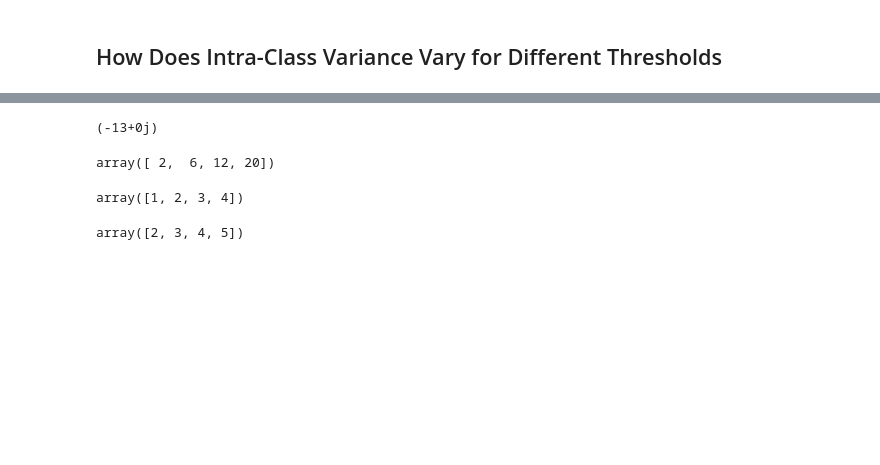
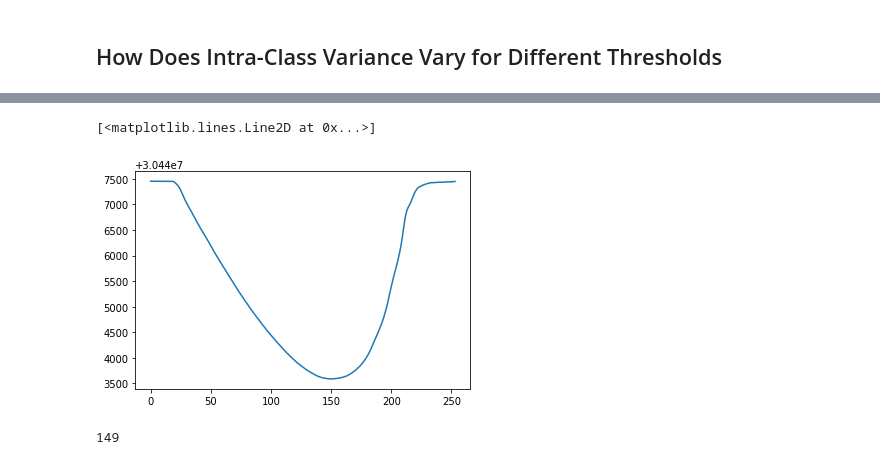
Before and after one commit to thisisashukla/computer-vision, a Jupyter notebook: 5_segmentation/01_non_contextual_segmentation.ipynb, the cells around one changed output, grey strips where cells are left out. Saved outputs shown, nothing was run; the diff lists cells and outputs as text; code cells hidden in the pictures; blank space fills up the shorter version.

```diff
--- a/5_segmentation/01_non_contextual_segmentation.ipynb
+++ b/5_segmentation/01_non_contextual_segmentation.ipynb
@@ -166,7 +166,14 @@ def class_variance(hist, lower, upper):
     class_data = hist[lower:upper]
     weight = sum(class_data)/sum(hist)
     intensities = np.arange(lower, upper)
+    weighted_sum = class_data.T*intensities.T
+    if sum(class_data) == 0:
+        mu = 0
+        sigma2 = 0
+    else:
+        mu = sum(weighted_sum[0])/sum(class_data)[0]
+        deviations2 = (class_data - mu).T*(class_data - mu).T
+        sigma2 = sum((deviations2*intensities.T)[0])/sum(class_data)[0]
 
-    mu = class_data.T*intensities.T/sum(class_data)
 
-    return mu
+    return mu, sigma2
@@ -198,20 +180,17 @@ array([[0., 0., 0., 0., 0.],
-# %%
-np.dot([2j, 3j], [2j, 3j])
-# %% [output]
-(-13+0j)
-# %%
-a = np.array([1,2,3,4])
-
-b = np.array([2,3,4,5])
-
-a * b
-# %% [output]
-array([ 2,  6, 12, 20])
-# %%
-a
-# %% [output]
-array([1, 2, 3, 4])
-# %%
-b
-# %% [output]
-array([2, 3, 4, 5])
+# %%
+sigmas = []
+n = sum(img_hist)
+for i in range(1, 255):
+    _, s1 = class_variance(img_hist, 0, i)
+    _, s2 = class_variance(img_hist, i, 256)
+    sigma = sum(img_hist[0:i])*s1/n + sum(img_hist[i:256])*s2/n
+    sigmas.append(sigma[0])
+# %%
+plt.plot(sigmas)
+# %% [output]
+[<matplotlib.lines.Line2D at 0x...>]
+[figure, added]
+# %%
+np.argmin(sigmas)
+# %% [output]
+149
```
Also changed, not shown: parts of 5 cells of this notebook.
